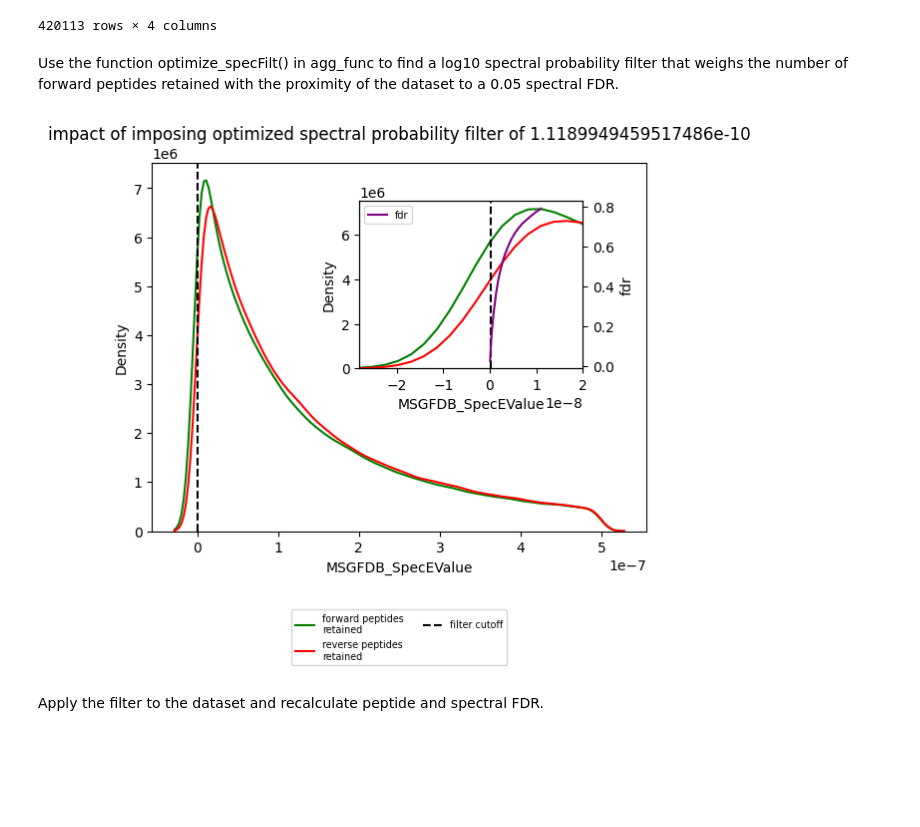
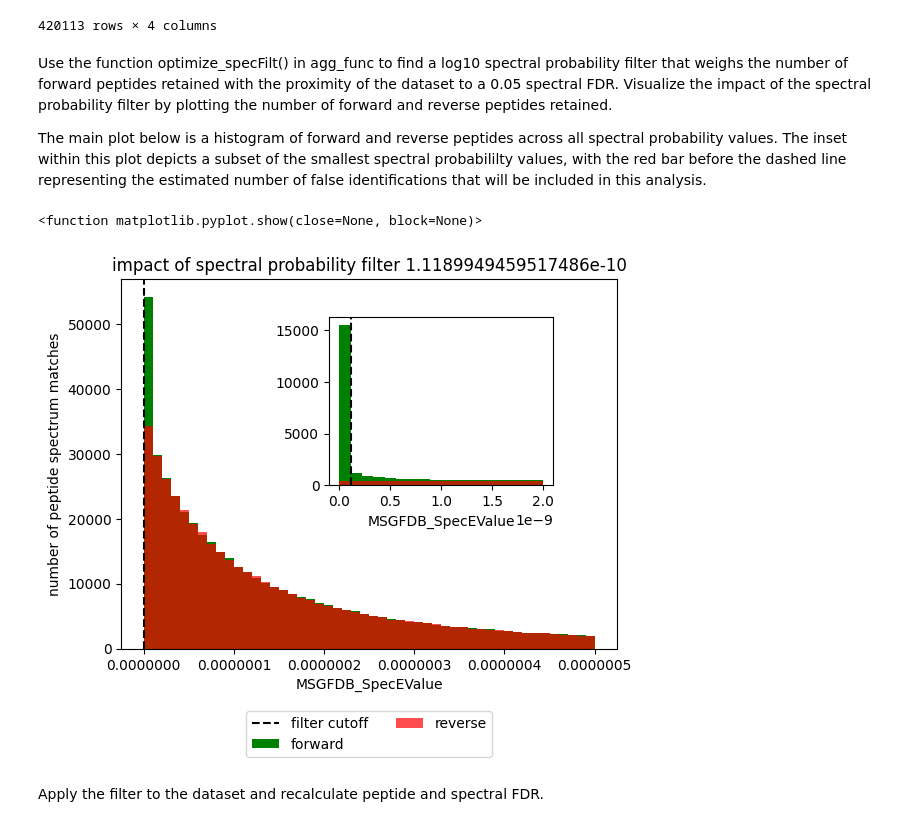
Before and after one commit to microbiomedata/nmdc_notebooks, a Jupyter notebook: proteomic_aggregation/python/proteomic_aggregation.ipynb, the cells around one changed output. Drawn from its saved outputs; the diff is of its cells as text; code cells hidden in the pictures; blank space fills up the shorter version.

```diff
--- a/proteomic_aggregation/python/proteomic_aggregation.ipynb
+++ b/proteomic_aggregation/python/proteomic_aggregation.ipynb
@@ -233,20 +233,57 @@ display(reversed_peptides)
 | 420112 | nmdc:dobj-11-zn9eyg46_9979 | WWQQINK | 4.622300e-08 | 4.143000e+07 |
 420113 rows × 4 columns
 # %% [markdown]
-Use the function optimize_specFilt() in agg_func to find a log10 spectral probability filter that weighs the number of forward peptides retained with the proximity of the dataset to a 0.05 spectral FDR.
+Use the function optimize_specFilt() in agg_func to find a log10 spectral probability filter that weighs the number of forward peptides retained with the proximity of the dataset to a 0.05 spectral FDR. Visualize the impact of the spectral probability filter by plotting the number of forward and reverse peptides retained.
+
+The main plot below is a histogram of forward and reverse peptides across all spectral probability values. The inset within this plot depicts a subset of the smallest spectral probabililty values, with the red bar before the dashed line representing the estimated number of false identifications that will be included in this analysis.
-# %%
-#initial guess at a log10 spectral probability filter value
-initial_specprob_filter = -15
-
-#perform optimization
-optimization = agg_func.optimize_specFilt(initial_specprob_filter,forward_peptides,reversed_peptides)
-
-#visualize optimization
-optimization_fig = agg_func.visualize_optimization(optimization,forward_peptides,reversed_peptides)
-
-del initial_specprob_filter
-# %% [output]
-[figure, removed]
+# %%
+#initial guess at a log10 spectral probability filter value
+initial_specprob_filter = -15
+
+#perform optimization
+optimization = agg_func.optimize_specFilt(initial_specprob_filter,forward_peptides,reversed_peptides)
+
+#visualize filter
+fitted_params=optimization.x
+fig, ax_main = plt.subplots()
+ax_inset = plt.axes([0.45, 0.45, 0.35, 0.35])
+
+
+# Main plot
+# forward peptides
+hist, bins = np.histogram(forward_peptides["MSGFDB_SpecEValue"], bins=50)
+ax_main.bar(bins[:-1], hist, width=np.diff(bins), align='edge', color='g', label='forward')
+
+# reverse peptides
+hist, bins = np.histogram(reversed_peptides["MSGFDB_SpecEValue"], bins=50)
+ax_main.bar(bins[:-1], hist, width=np.diff(bins), align='edge',color='r', alpha=0.7, label='reverse')
+
+# filter cutoff
+ax_main.axvline(x=10 ** fitted_params[0], color="black", label = 'filter cutoff', linestyle="--")
+ax_main.set_ylabel('number of peptide spectrum matches')
+ax_main.set_xlabel('MSGFDB_SpecEValue')
+ax_main.ticklabel_format(style='plain', axis='x')
+ax_main.set_title(f'impact of spectral probability filter {10 ** fitted_params[0]}')
+ax_main.legend(loc='upper center', bbox_to_anchor=(0.5, -0.15), ncol=2)
+
+
+# Inset plot
+# forward peptides
+hist, bins = np.histogram(forward_peptides[forward_peptides["MSGFDB_SpecEValue"] < 0.000000002]["MSGFDB_SpecEValue"], bins=18)
+ax_inset.bar(bins[:-1], hist, width=np.diff(bins), align='edge', color='g')
+
+# reverse peptides
+hist, bins = np.histogram(reversed_peptides[reversed_peptides["MSGFDB_SpecEValue"] < 0.000000002]["MSGFDB_SpecEValue"], bins=18)
+ax_inset.bar(bins[:-1], hist, width=np.diff(bins), align='edge',color='r', alpha=0.7)
+
+# filter cutoff
+ax_inset.axvline(x=10 ** fitted_params[0], color="black", label = 'filter cutoff', linestyle="--")
+ax_inset.set_xlabel('MSGFDB_SpecEValue')
+
+plt.show
+# %% [output]
+<function matplotlib.pyplot.show(close=None, block=None)>
+[figure, added]
 # %% [markdown]
 Apply the filter to the dataset and recalculate peptide and spectral FDR.
 # %%
```
Also changed, not shown: parts of 2 cells of this notebook, 1 other file.
